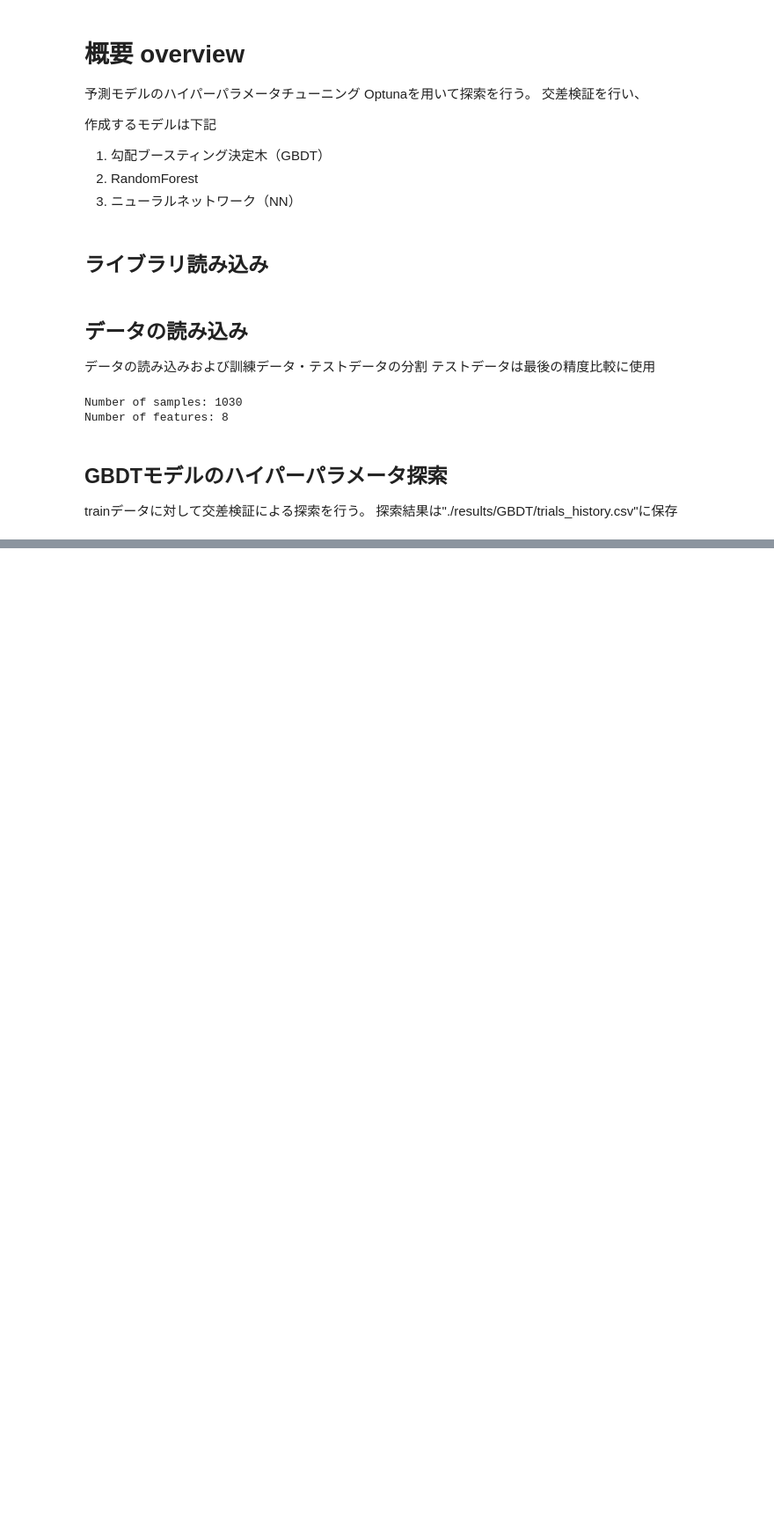
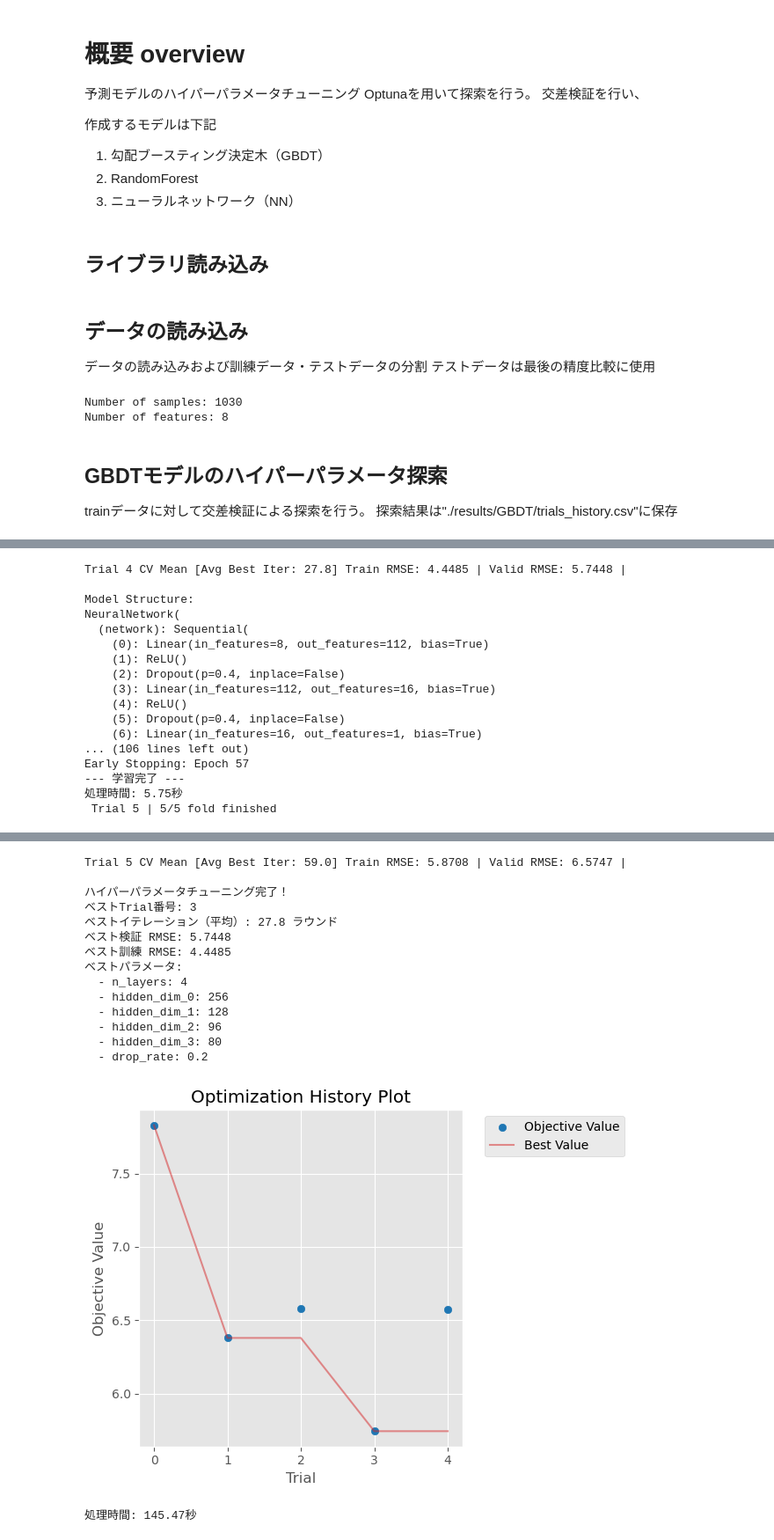
Before and after one commit to Temp-Muraoka/Project01_ConcreteStrength_Regression, a Jupyter notebook: 02_Model_Optimization.ipynb, the cells around one changed output, grey strips where cells are left out. Shown at 88% size. Cells and saved outputs as stored; diff of their text form; code cells hidden in the pictures; blank space fills up the shorter version.

```diff
--- a/02_Model_Optimization.ipynb
+++ b/02_Model_Optimization.ipynb
@@ -69,0 +114,9 @@ KeyboardInterrupt:
+# %%
+# Device selection
+device = torch.device("cuda" if torch.cuda.is_available() else "cpu")
+print(f"Device: {device}")
+
+trial_n =5 #Optuna探索試行回数
+
+Optimize_NN(trial_n, X_train, Y_train, device)
+# %% [output]
@@ -69,0 +196,17 @@ KeyboardInterrupt:
+Trial 4 CV Mean [Avg Best Iter: 27.8] Train RMSE: 4.4485 | Valid RMSE: 5.7448 |
+
+Model Structure:
+NeuralNetwork(
+  (network): Sequential(
+    (0): Linear(in_features=8, out_features=112, bias=True)
+    (1): ReLU()
+    (2): Dropout(p=0.4, inplace=False)
+    (3): Linear(in_features=112, out_features=16, bias=True)
+    (4): ReLU()
+    (5): Dropout(p=0.4, inplace=False)
+    (6): Linear(in_features=16, out_features=1, bias=True)
+... (106 lines left out)
+Early Stopping: Epoch 57
+--- 学習完了 ---
+処理時間: 5.75秒
+ Trial 5 | 5/5 fold finished
@@ -69,0 +214,16 @@ KeyboardInterrupt:
+Trial 5 CV Mean [Avg Best Iter: 59.0] Train RMSE: 5.8708 | Valid RMSE: 6.5747 |
+
+ハイパーパラメータチューニング完了！
+ベストTrial番号: 3
+ベストイテレーション（平均）: 27.8 ラウンド
+ベスト検証 RMSE: 5.7448
+ベスト訓練 RMSE: 4.4485
+ベストパラメータ:
+  - n_layers: 4
+  - hidden_dim_0: 256
+  - hidden_dim_1: 128
+  - hidden_dim_2: 96
+  - hidden_dim_3: 80
+  - drop_rate: 0.2
+[figure, added]
+処理時間: 145.47秒
```
Also changed, not shown: parts of 5 cells of this notebook, 8 other files.
